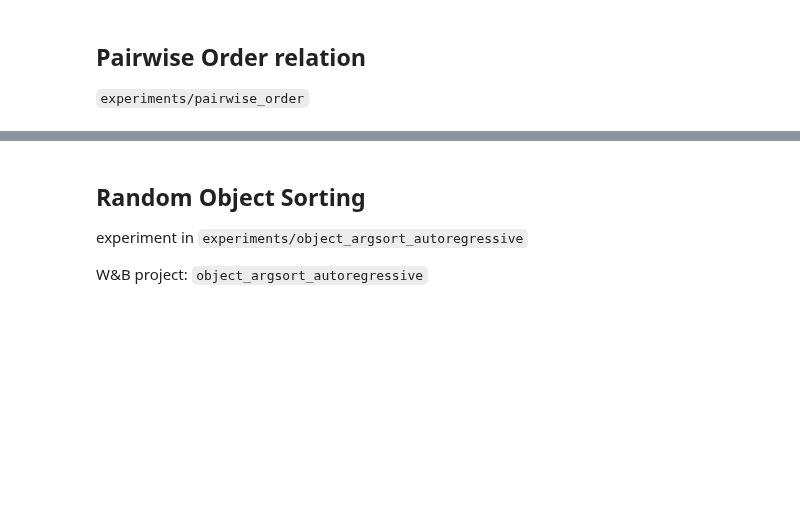
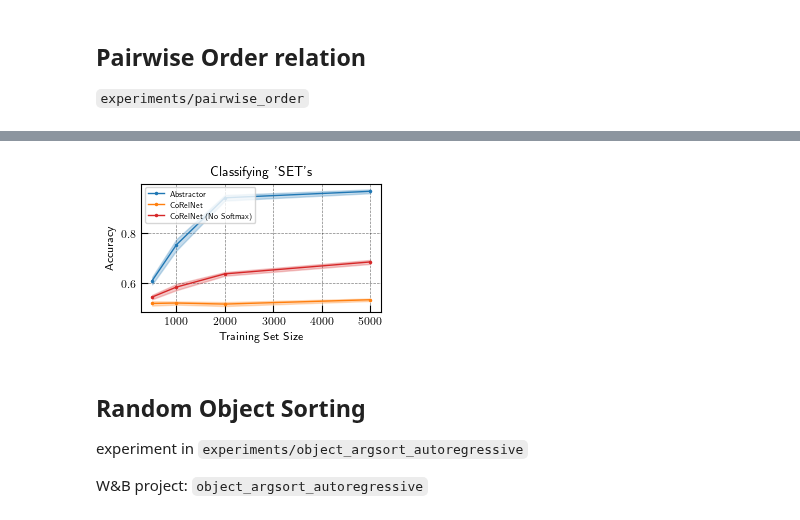
Before and after one commit to jdlafferty/relational, a Jupyter notebook: paper/paper_figures/create_figures.ipynb, the cells around one changed output, grey strips where cells are left out. Drawn from its saved outputs; the diff is of its cells as text; code cells hidden in the pictures; blank space fills up the shorter version.

```diff
--- a/paper/paper_figures/create_figures.ipynb
+++ b/paper/paper_figures/create_figures.ipynb
@@ -87,3 +114,29 @@ fig.savefig(f'{save_dir}/pairwise_order_learning_curves.pdf')
+# %%
+fig, ax = plt.subplots(figsize=(3,2))
+x_name = 'train_size'
+metric_name = 'acc'
+label_map = {'abstractor': 'Abstractor', 'corelnet': 'CoRelNet', 'no-softmax corelnet': 'CoRelNet (No Softmax)'}
+for group in label_map:
+    group_df = agg_figure_data[agg_figure_data.group==group]
+
+    x = group_df[x_name]
+    y = group_df[f'{metric_name} mean']
+    y_err = 2*group_df[f'{metric_name} sem']
+
+    group_name = label_map[group]
+    ax.plot(x, y, **plot_kwargs, c=color_map[group_name], label=group_name)
+
+    # ax.errorbar(x, y, y_err, **errbar_kwargs, label=group_name)
+    ax.fill_between(x, y - y_err, y + y_err, color=color_map[group_name], **errband_kwargs)
+
+ax.set_xlabel('Training Set Size');
+ax.set_ylabel('Accuracy');
+ax.set_title("Classifying 'SET's")
+ax.legend(loc='upper left', fontsize='x-small', fancybox=True, frameon=True, framealpha=0.8);
+fig.set_tight_layout(True)
+fig.savefig(f'{save_dir}/set_classification.pdf')
+# %% [output]
+[figure, added]
 # %% [markdown]
 ## Random Object Sorting
 
```
Also changed, not shown: parts of 15 cells of this notebook.
